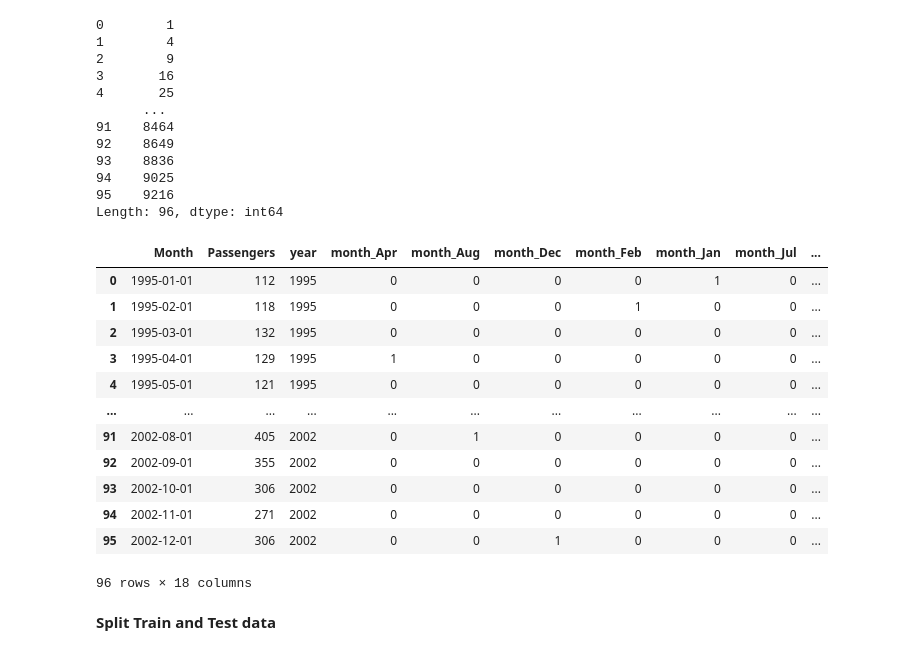
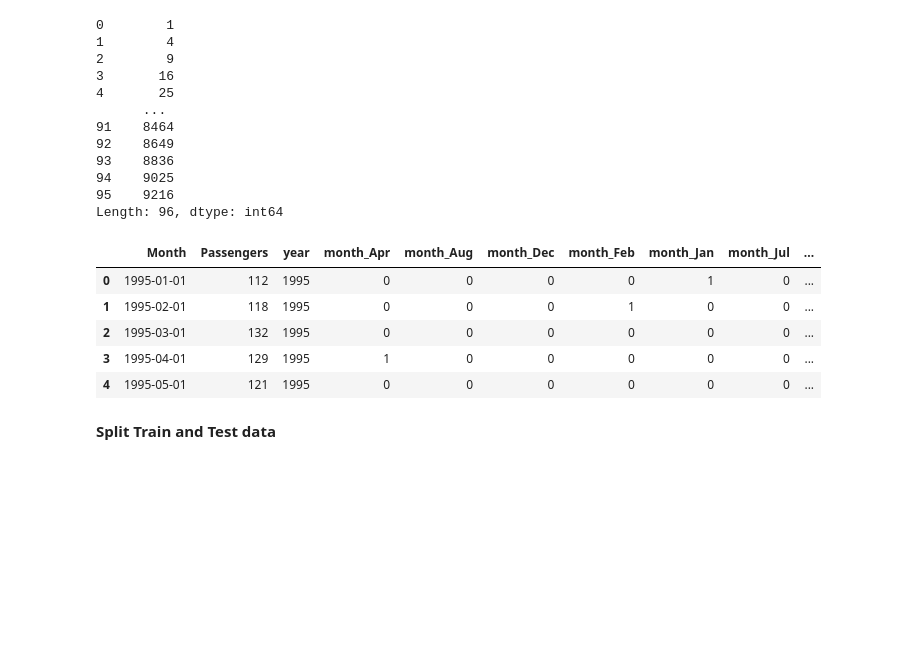
Before and after one commit to manasik29/Assignment_Forecasting_Airline_Passengers_Seats, a Jupyter notebook: Forecasting_Airlines_Passenger_Data.ipynb, the cells around one changed output. Saved outputs shown, nothing was run; the diff lists cells and outputs as text; code cells hidden in the pictures; blank space fills up the shorter version.

```diff
--- a/Forecasting_Airlines_Passenger_Data.ipynb
+++ b/Forecasting_Airlines_Passenger_Data.ipynb
@@ -297,21 +308,14 @@ airline1['t'] = t
 # %%
 airline1['t_sqr'] = t_sqr
 # %%
-airline1
+airline1.head()
 # %% [output]
 |  | Month | Passengers | year | month_Apr | month_Aug | month_Dec | month_Feb | month_Jan | month_Jul | ... |
 | 0 | 1995-01-01 | 112 | 1995 | 0 | 0 | 0 | 0 | 1 | 0 | ... |
 | 1 | 1995-02-01 | 118 | 1995 | 0 | 0 | 0 | 1 | 0 | 0 | ... |
 | 2 | 1995-03-01 | 132 | 1995 | 0 | 0 | 0 | 0 | 0 | 0 | ... |
 | 3 | 1995-04-01 | 129 | 1995 | 1 | 0 | 0 | 0 | 0 | 0 | ... |
 | 4 | 1995-05-01 | 121 | 1995 | 0 | 0 | 0 | 0 | 0 | 0 | ... |
-| ... | ... | ... | ... | ... | ... | ... | ... | ... | ... | ... |
-| 91 | 2002-08-01 | 405 | 2002 | 0 | 1 | 0 | 0 | 0 | 0 | ... |
-| 92 | 2002-09-01 | 355 | 2002 | 0 | 0 | 0 | 0 | 0 | 0 | ... |
-| 93 | 2002-10-01 | 306 | 2002 | 0 | 0 | 0 | 0 | 0 | 0 | ... |
-| 94 | 2002-11-01 | 271 | 2002 | 0 | 0 | 0 | 0 | 0 | 0 | ... |
-| 95 | 2002-12-01 | 306 | 2002 | 0 | 0 | 1 | 0 | 0 | 0 | ... |
-96 rows × 18 columns
 # %% [markdown]
 **Split Train and Test data**
 # %%
```
Also changed, not shown: parts of 71 cells of this notebook.
